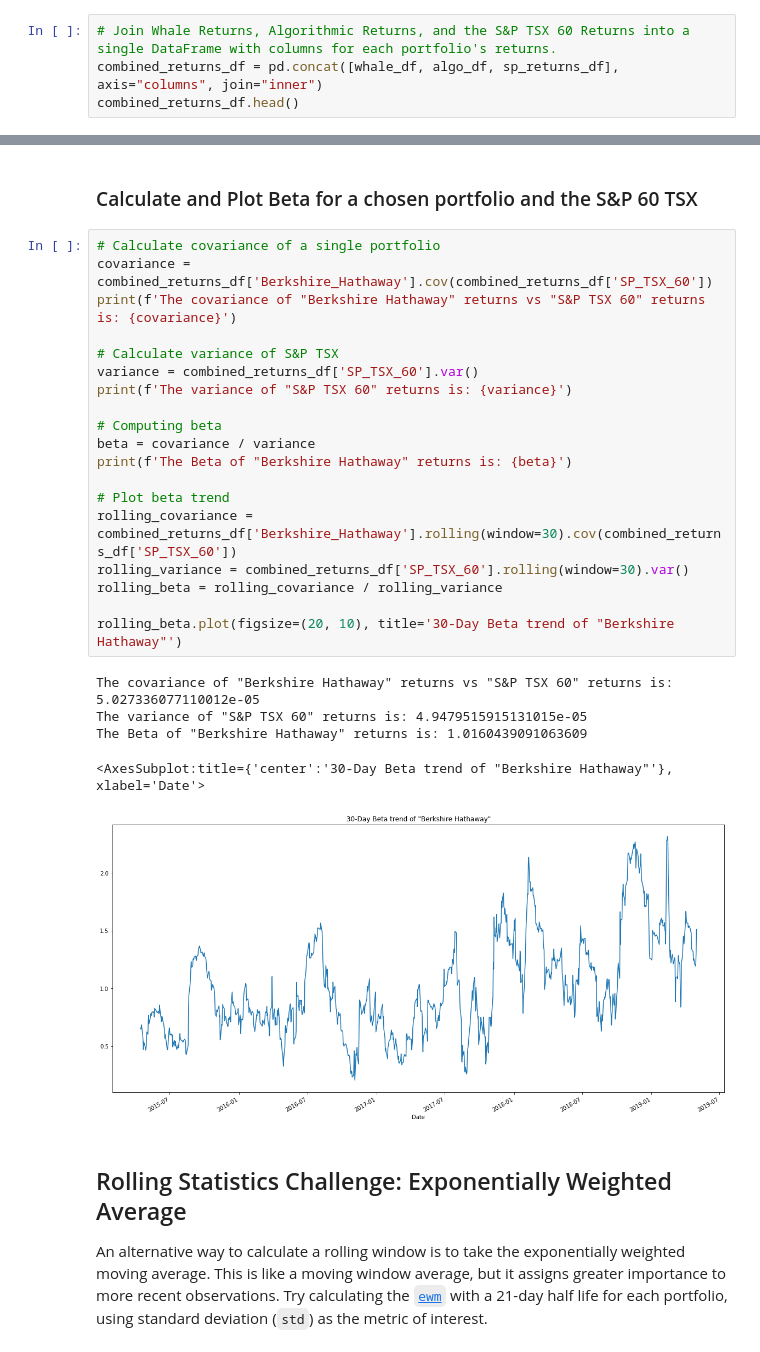
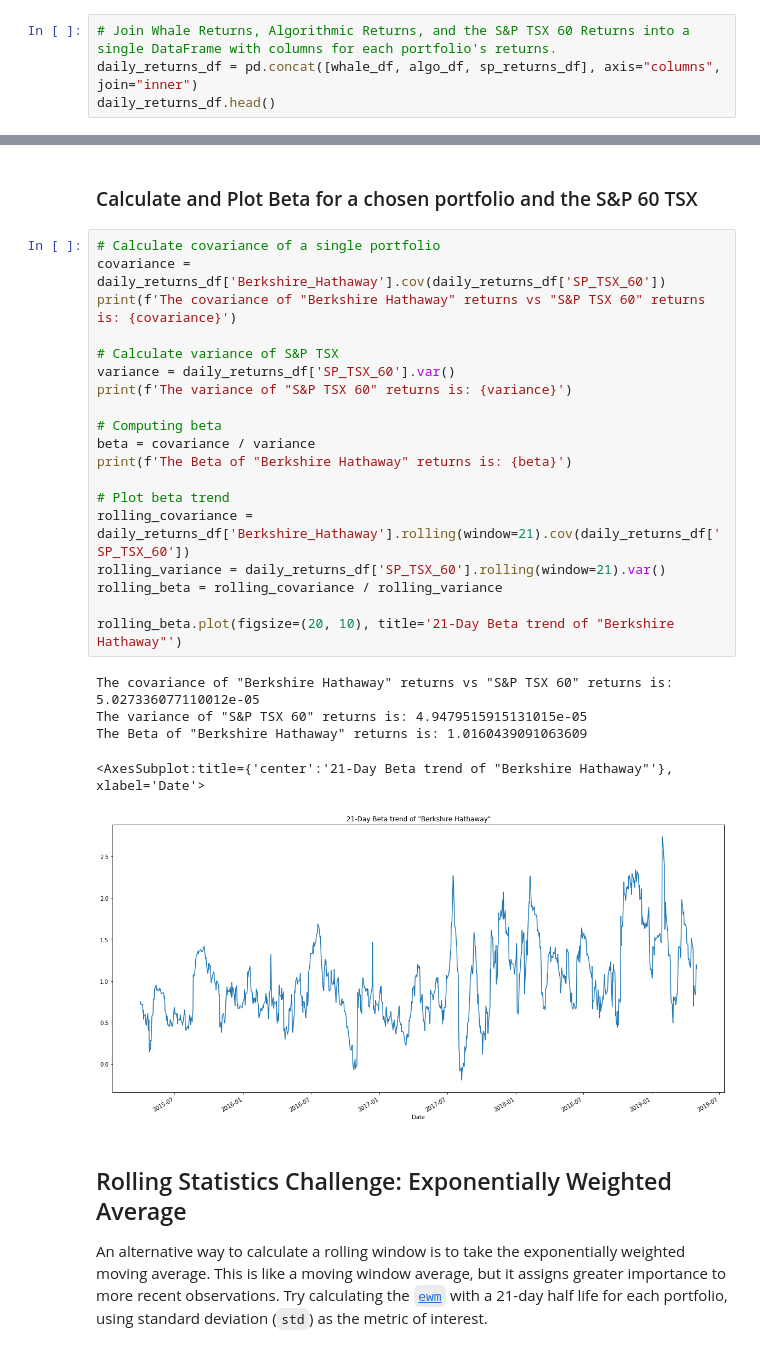
Before and after one commit to VeronicaHurtado/FinTech-Module4-Challenge, a Jupyter notebook: whale_analysis.ipynb, the cells around one changed output, grey strips where cells are left out. Cells and saved outputs as stored; diff of their text form.

```diff
--- a/whale_analysis.ipynb
+++ b/whale_analysis.ipynb
@@ -286,8 +286,8 @@ sp_returns_df.head()
 ## Combine Whale, Algorithmic, and S&P TSX 60 Returns
 # %%
 # Join Whale Returns, Algorithmic Returns, and the S&P TSX 60 Returns into a single DataFrame with columns for each portfolio's returns.
-combined_returns_df = pd.concat([whale_df, algo_df, sp_returns_df], axis="columns", join="inner")
-combined_returns_df.head()
+daily_returns_df = pd.concat([whale_df, algo_df, sp_returns_df], axis="columns", join="inner")
+daily_returns_df.head()
 # %% [output]
 |  | Soros_Fund_Mgmt | Paulson_and_Co | Tiger_Global_Mgmt | Berkshire_Hathaway | Algo_1 | Algo_2 | SP_TSX_60 |
 | Date |  |  |  |  |  |  |  |
@@ -430,29 +430,29 @@ sns.heatmap(correlation, vmin=-1, vmax=1)
 ### Calculate and Plot Beta for a chosen portfolio and the S&P 60 TSX
 # %%
 # Calculate covariance of a single portfolio
-covariance = combined_returns_df['Berkshire_Hathaway'].cov(combined_returns_df['SP_TSX_60'])
+covariance = daily_returns_df['Berkshire_Hathaway'].cov(daily_returns_df['SP_TSX_60'])
 print(f'The covariance of "Berkshire Hathaway" returns vs "S&P TSX 60" returns is: {covariance}')
 
 # Calculate variance of S&P TSX
-variance = combined_returns_df['SP_TSX_60'].var()
+variance = daily_returns_df['SP_TSX_60'].var()
 print(f'The variance of "S&P TSX 60" returns is: {variance}')
 
 # Computing beta
 beta = covariance / variance
 print(f'The Beta of "Berkshire Hathaway" returns is: {beta}')
 
 # Plot beta trend
-rolling_covariance = combined_returns_df['Berkshire_Hathaway'].rolling(window=30).cov(combined_returns_df['SP_TSX_60'])
-rolling_variance = combined_returns_df['SP_TSX_60'].rolling(window=30).var()
+rolling_covariance = daily_returns_df['Berkshire_Hathaway'].rolling(window=21).cov(daily_returns_df['SP_TSX_60'])
+rolling_variance = daily_returns_df['SP_TSX_60'].rolling(window=21).var()
 rolling_beta = rolling_covariance / rolling_variance
 
-rolling_beta.plot(figsize=(20, 10), title='30-Day Beta trend of "Berkshire Hathaway"')
+rolling_beta.plot(figsize=(20, 10), title='21-Day Beta trend of "Berkshire Hathaway"')
 # %% [output]
 The covariance of "Berkshire Hathaway" returns vs "S&P TSX 60" returns is: 5.027336077110012e-05
 The variance of "S&P TSX 60" returns is: 4.9479515915131015e-05
 The Beta of "Berkshire Hathaway" returns is: 1.0160439091063609
-<AxesSubplot:title={'center':'30-Day Beta trend of "Berkshire Hathaway"'}, xlabel='Date'>
+<AxesSubplot:title={'center':'21-Day Beta trend of "Berkshire Hathaway"'}, xlabel='Date'>
-[figure, old version]
+[figure, new version]
 # %% [markdown]
 ## Rolling Statistics Challenge: Exponentially Weighted Average
 
```
Also changed, not shown: parts of 8 cells of this notebook.
